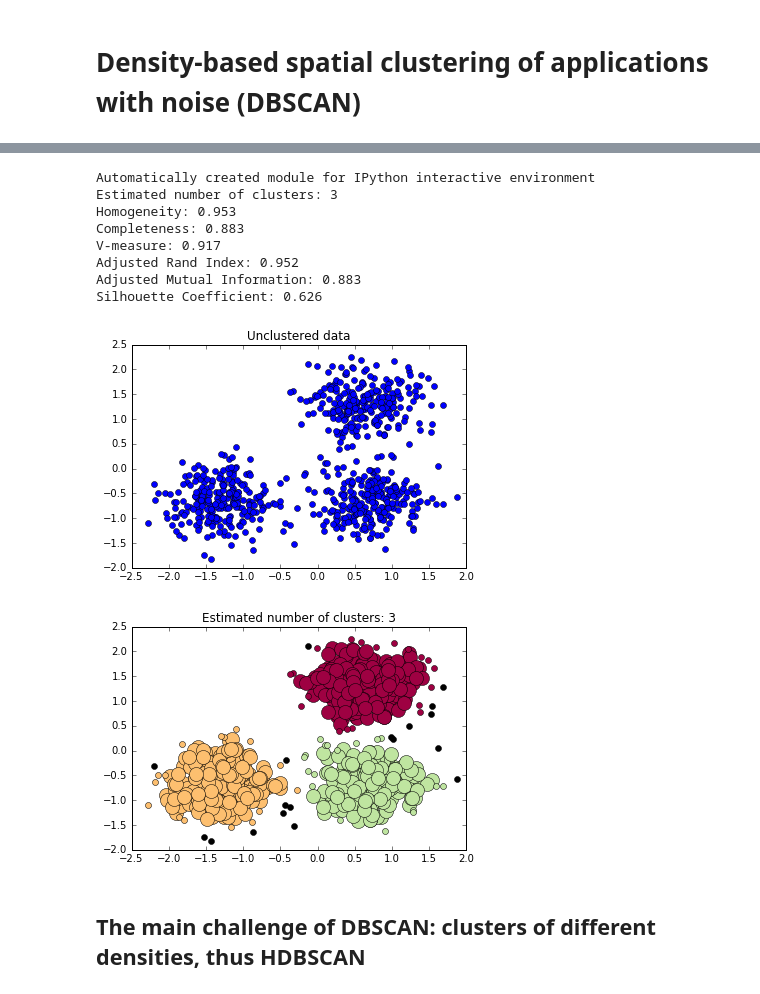
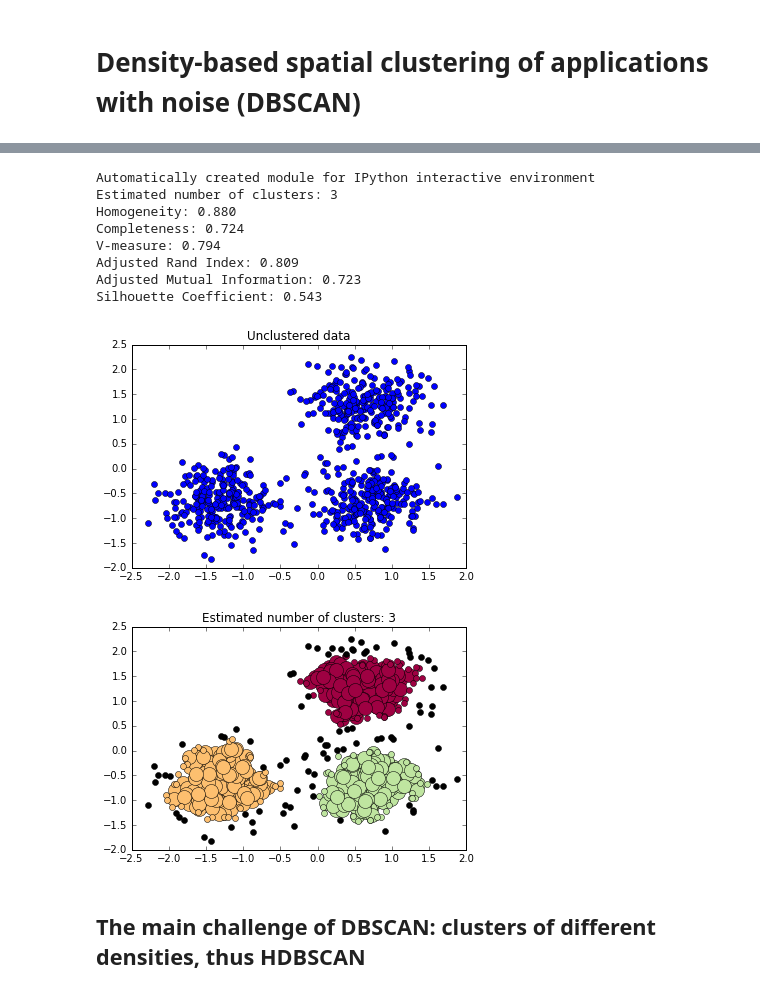
Before and after one commit to dtamayo/MachineLearning, a Jupyter notebook: Day4/Day4-HDBscan-tsne.ipynb, the cells around one changed output, grey strips where cells are left out. Drawn from its saved outputs; the diff is of its cells as text; code cells hidden in the pictures.

```diff
--- a/Day4/Day4-HDBscan-tsne.ipynb
+++ b/Day4/Day4-HDBscan-tsne.ipynb
@@ -36,7 +36,7 @@ X = StandardScaler().fit_transform(X)
 
 ##############################################################################
 # Create and fit a DBSCAN model
-db = DBSCAN(eps=0.3, min_samples=10).fit(X)
+db = DBSCAN(eps=0.2, min_samples=10).fit(X)
 core_samples_mask = np.zeros_like(db.labels_, dtype=bool)
 core_samples_mask[db.core_sample_indices_] = True
 labels = db.labels_
@@ -58,40 +58,40 @@ print("Silhouette Coefficient: %0.3f"
 
 
 
 ##############################################################################
 # Plot results
 # Black removed and is used for noise instead.
 unique_labels = set(labels)
 colors = plt.cm.Spectral(np.linspace(0, 1, len(unique_labels)))
 plt.show()
 plt.plot(X[:, 0], X[:, 1], 'o', markersize=6)
 plt.title('Unclustered data')
 plt.show()
 for k, col in zip(unique_labels, colors):
     if k == -1:
         # Black used for noise.
         col = 'k'
     class_member_mask = (labels == k)
     xy = X[class_member_mask & core_samples_mask]
     plt.plot(xy[:, 0], xy[:, 1], 'o', markerfacecolor=col,
              markeredgecolor='k', markersize=14)
 
     xy = X[class_member_mask & ~core_samples_mask]
     plt.plot(xy[:, 0], xy[:, 1], 'o', markerfacecolor=col,
              markeredgecolor='k', markersize=6)
 plt.title('Estimated number of clusters: %d' % n_clusters_)
 plt.show()
 # %% [output]
 Automatically created module for IPython interactive environment
 Estimated number of clusters: 3
-Homogeneity: 0.953
-Completeness: 0.883
-V-measure: 0.917
-Adjusted Rand Index: 0.952
-Adjusted Mutual Information: 0.883
-Silhouette Coefficient: 0.626
+Homogeneity: 0.880
+Completeness: 0.724
+V-measure: 0.794
+Adjusted Rand Index: 0.809
+Adjusted Mutual Information: 0.723
+Silhouette Coefficient: 0.543
 [figure]
-[figure, old version]
+[figure, new version]
 # %% [markdown]
 ## The main challenge of DBSCAN: clusters of different densities, thus HDBSCAN
 # %% [markdown]
```
Also changed, not shown: parts of 7 cells of this notebook, 4 other files.
